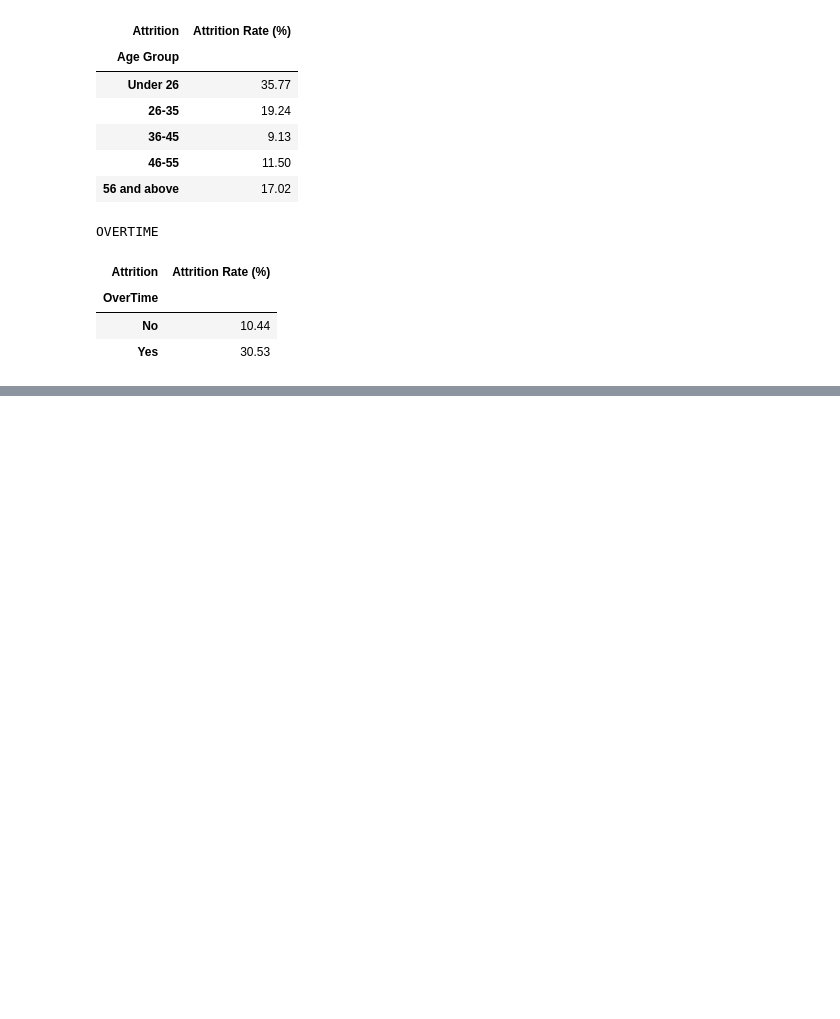
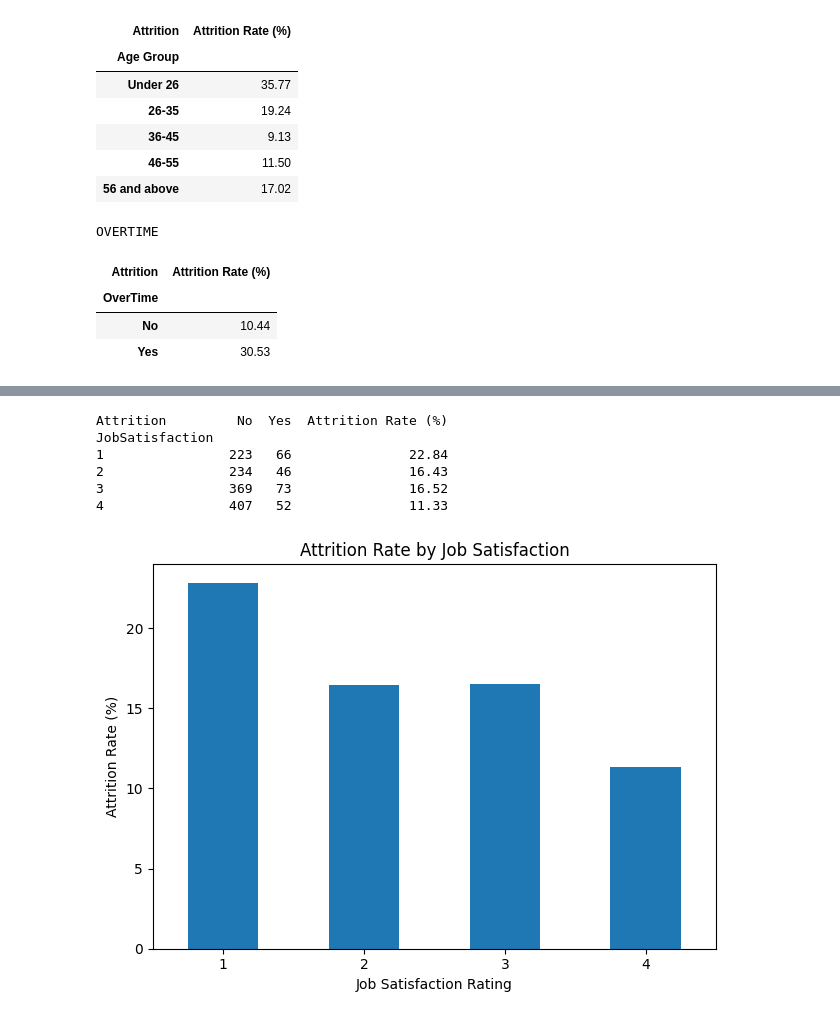
Before and after one commit to GJebres/LHUBCapstoneProject, a Jupyter notebook: CapstoneHRAnalytics.ipynb, the cells around one changed output, grey strips where cells are left out. Drawn from its saved outputs; the diff is of its cells as text; code cells hidden in the pictures; blank space fills up the shorter version.

```diff
--- a/CapstoneHRAnalytics.ipynb
+++ b/CapstoneHRAnalytics.ipynb
@@ -483,0 +625,34 @@ OVERTIME
+# %%
+# Count employees who left and stayed at each satisfaction level
+satisfaction_table = pd.crosstab(
+    hr_data["JobSatisfaction"],
+    hr_data["Attrition"]
+)
+
+# Calculate attrition rate
+satisfaction_table["Attrition Rate (%)"] = (
+    satisfaction_table["Yes"] /
+    (satisfaction_table["Yes"] + satisfaction_table["No"])
+) * 100
+
+print(satisfaction_table.round(2))
+
+# Plot attrition rate by job satisfaction
+satisfaction_table["Attrition Rate (%)"].plot(
+    kind="bar",
+    title="Attrition Rate by Job Satisfaction",
+    xlabel="Job Satisfaction Rating",
+    ylabel="Attrition Rate (%)",
+    rot=0
+)
+
+plt.tight_layout()
+plt.show()
+# %% [output]
+Attrition         No  Yes  Attrition Rate (%)
+JobSatisfaction
+1                223   66               22.84
+2                234   46               16.43
+3                369   73               16.52
+4                407   52               11.33
+[figure, added]
```
Also changed, not shown: parts of 14 cells of this notebook.
